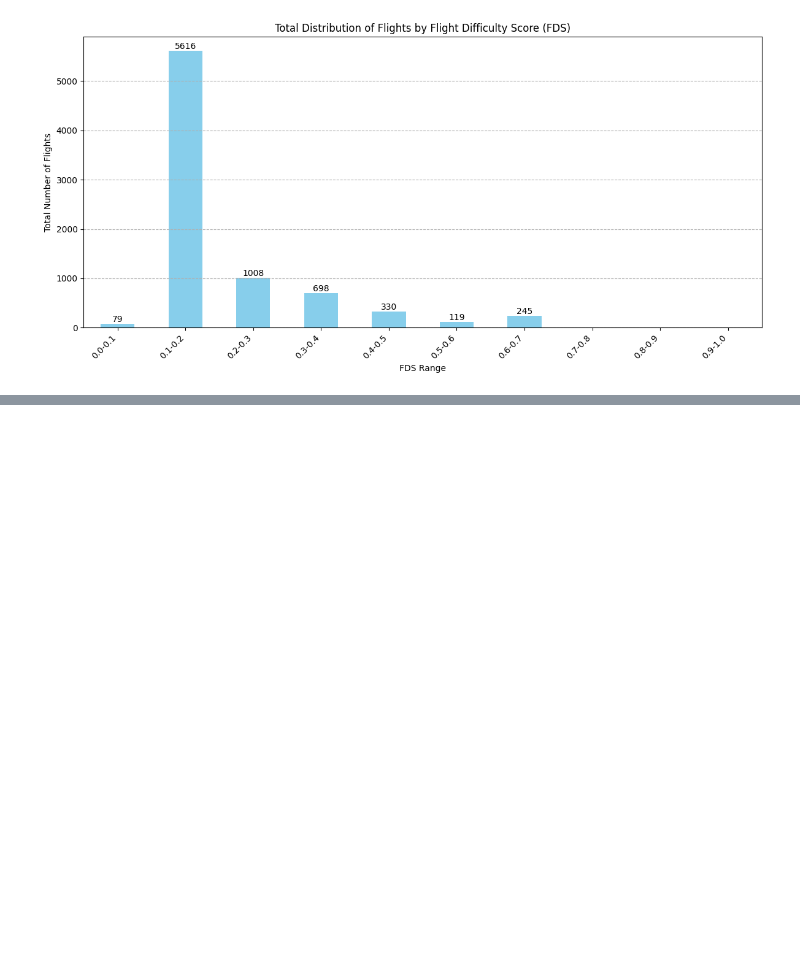
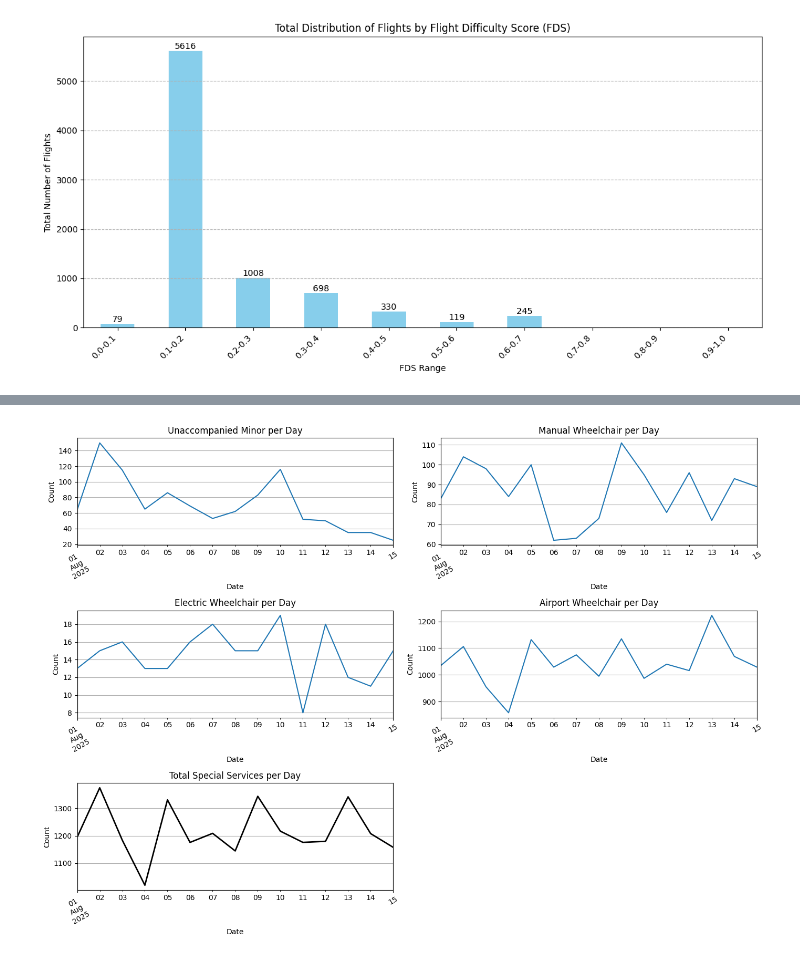
Before and after one commit to Rujhan052/skyhack, a Jupyter notebook: EDA.ipynb, the cells around one changed output, grey strips where cells are left out. Cells and saved outputs as stored; diff of their text form; code cells hidden in the pictures; blank space fills up the shorter version.

```diff
--- a/EDA.ipynb
+++ b/EDA.ipynb
@@ -572,0 +661,62 @@ plt.show()
+# %%
+# --- Clean and normalize column names ---
+df.columns = df.columns.str.strip().str.lower()
+
+# --- Ensure required columns exist (create missing ones as 0) ---
+required_cols = [
+    'people_opted_for_unaccompanied_minor',
+    'people_opted_for_manual_wheelchair',
+    'people_opted_for_electric_wheelchair',
+    'people_opted_for_airport_wheelchair'
+]
+
+for col in required_cols:
+    if col not in df.columns:
+        print(f"⚠️ Warning: '{col}' not found in dataset. Creating it with all zeros.")
+        df[col] = 0
+
+# --- Convert date column safely ---
+df['scheduled_departure_date_local'] = pd.to_datetime(df['scheduled_departure_date_local'], errors='coerce')
+
+# --- Convert service columns to numeric safely ---
+for col in required_cols:
+    df[col] = pd.to_numeric(df[col], errors='coerce').fillna(0).astype(int)
+
+# --- Compute total special services ---
+df['total_special_services'] = (
+    df['people_opted_for_unaccompanied_minor'] +
+    df['people_opted_for_manual_wheelchair'] +
+    df['people_opted_for_electric_wheelchair'] +
+    df['people_opted_for_airport_wheelchair']
+)
+
+# --- Group by date ---
+services_per_day = df.groupby('scheduled_departure_date_local')[
+    required_cols + ['total_special_services']
+].sum()
+
+# --- Create subplots: 3 rows × 2 columns ---
+fig, axs = plt.subplots(3, 2, figsize=(14, 10))
+axs = axs.flatten()
+
+# --- Plot each service type ---
+services_per_day['people_opted_for_unaccompanied_minor'].plot(ax=axs[0], title='Unaccompanied Minor per Day')
+services_per_day['people_opted_for_manual_wheelchair'].plot(ax=axs[1], title='Manual Wheelchair per Day')
+services_per_day['people_opted_for_electric_wheelchair'].plot(ax=axs[2], title='Electric Wheelchair per Day')
+services_per_day['people_opted_for_airport_wheelchair'].plot(ax=axs[3], title='Airport Wheelchair per Day')
+services_per_day['total_special_services'].plot(ax=axs[4], title='Total Special Services per Day', color='black', linewidth=2)
+
+# --- Hide the extra 6th subplot for a clean layout ---
+axs[5].axis('off')
+
+# --- Common formatting ---
+for ax in axs[:5]:
+    ax.set_xlabel('Date')
+    ax.set_ylabel('Count')
+    ax.grid(True)
+    ax.tick_params(axis='x', rotation=30)
+
+plt.tight_layout()
+plt.show()
+# %% [output]
+[figure, added]
```
Also changed, not shown: parts of 18 cells of this notebook.
